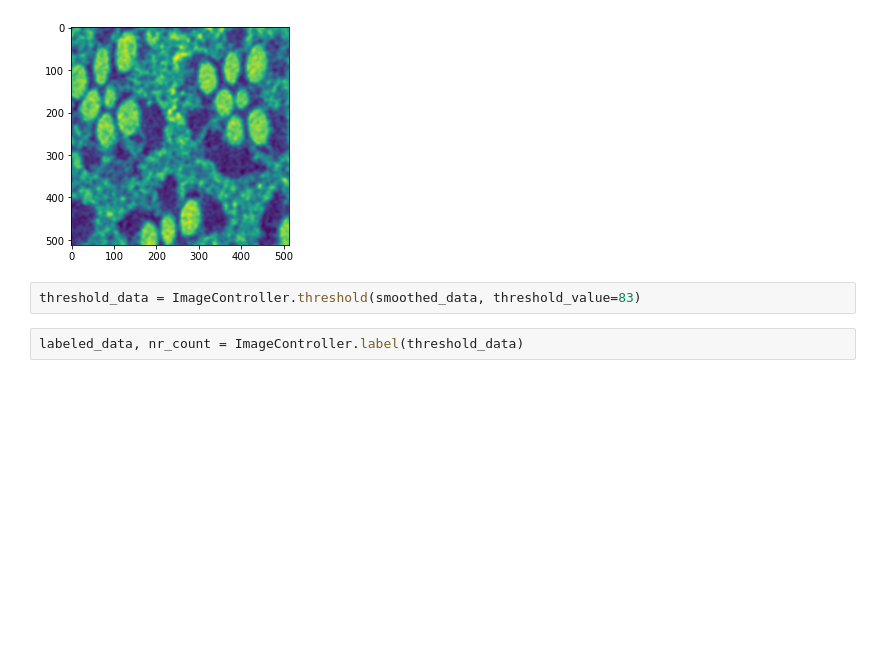
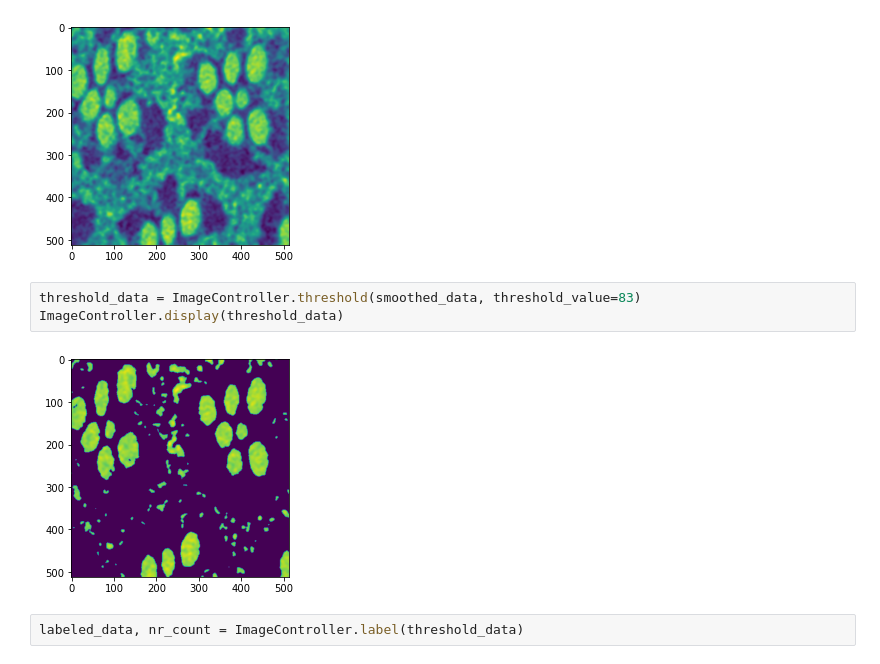
Before and after one commit to jainkhere/flyem, a Jupyter notebook: _EXPERIMENTS/fly-receptor-segmentation/segmentation-prototype-10-cs1-compare-1-image.ipynb, the cells around one changed output. Cells and saved outputs as stored; diff of their text form; blank space fills up the shorter version.

```diff
--- a/_EXPERIMENTS/fly-receptor-segmentation/segmentation-prototype-10-cs1-compare-1-image.ipynb
+++ b/_EXPERIMENTS/fly-receptor-segmentation/segmentation-prototype-10-cs1-compare-1-image.ipynb
@@ -41,6 +41,9 @@ ImageController.display(smoothed_data)
 [figure]
 # %%
 threshold_data = ImageController.threshold(smoothed_data, threshold_value=83)
+ImageController.display(threshold_data)
+# %% [output]
+[figure, added]
 # %%
 labeled_data, nr_count = ImageController.label(threshold_data)
 # %%
```
Also changed, not shown: parts of 4 cells of this notebook, 1 other file.
